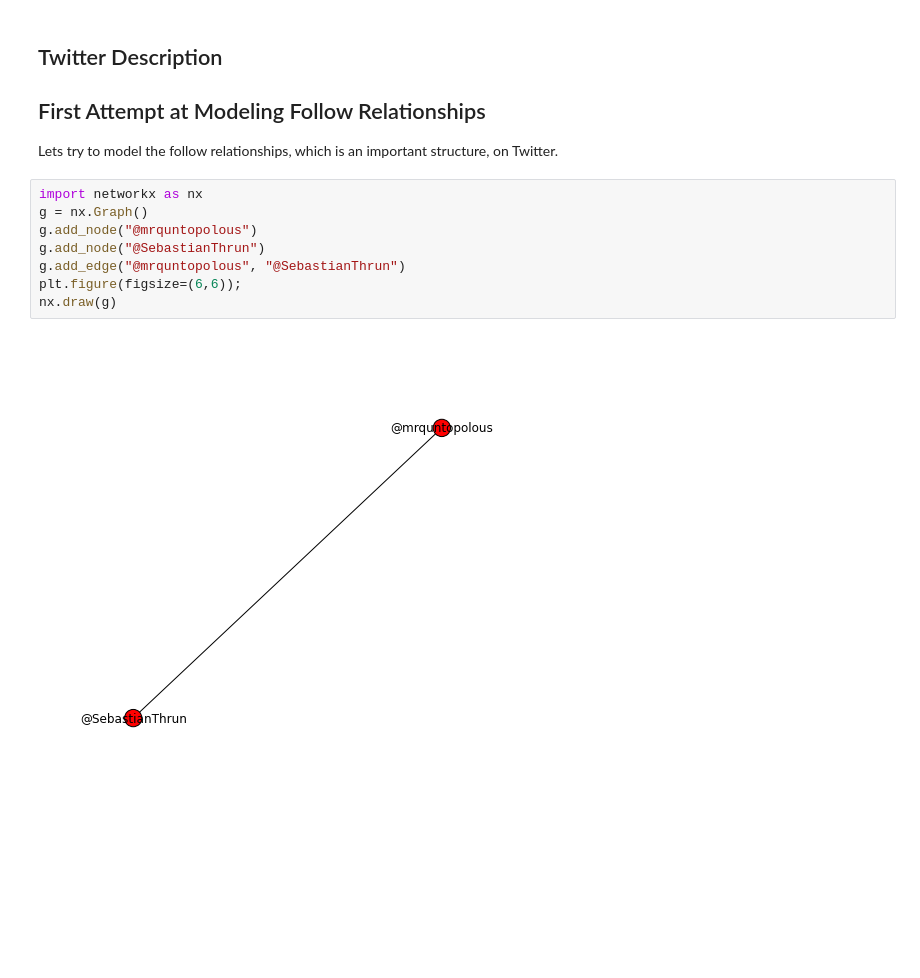
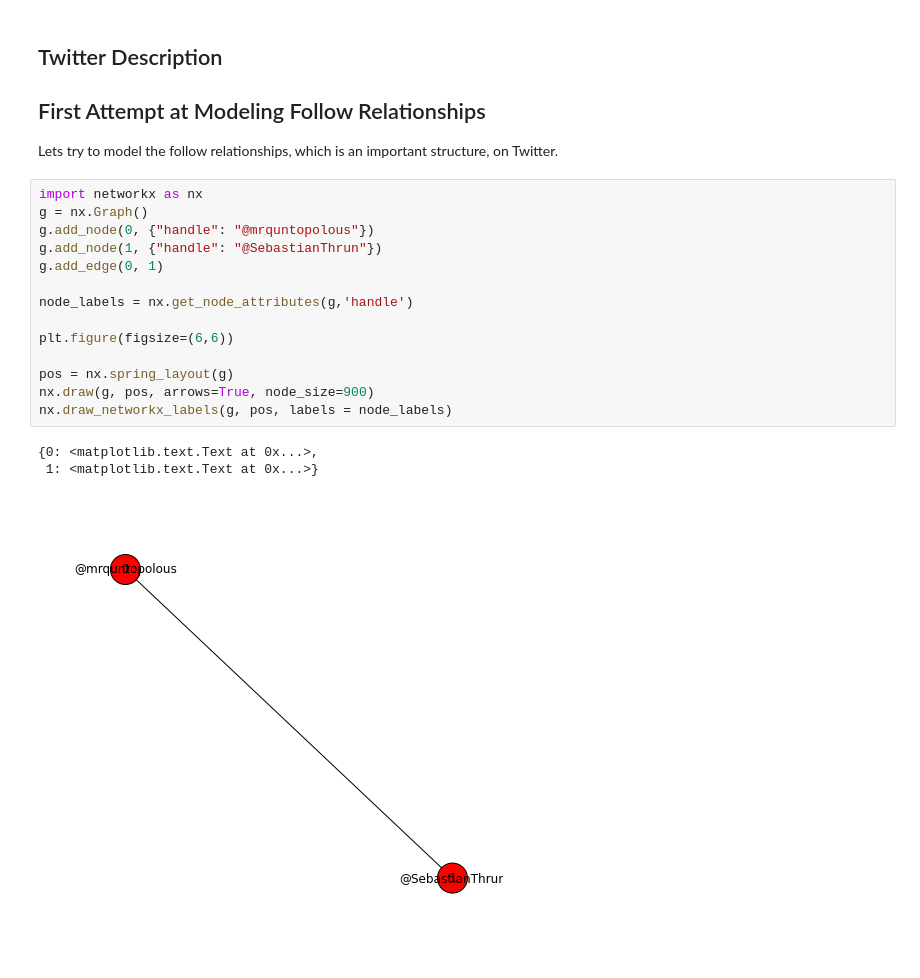
Before and after one commit to jquacinella/IS609_Group, a Jupyter notebook: GraphTheory/Graph Theory - Social Networking.ipynb, the cells around one changed output. Cells and saved outputs as stored; diff of their text form; blank space fills up the shorter version.

Commit message:
Fleshed out some more code to make the output look better, and added some more details to text

```diff
--- a/GraphTheory/Graph Theory - Social Networking.ipynb
+++ b/GraphTheory/Graph Theory - Social Networking.ipynb
@@ -19,13 +19,21 @@ Lets try to model the follow relationships, which is an important structure, on
 # %%
 import networkx as nx
 g = nx.Graph()
-g.add_node("@mrquntopolous")
-g.add_node("@SebastianThrun")
-g.add_edge("@mrquntopolous", "@SebastianThrun")
-plt.figure(figsize=(6,6));
-nx.draw(g)
+g.add_node(0, {"handle": "@mrquntopolous"})
+g.add_node(1, {"handle": "@SebastianThrun"})
+g.add_edge(0, 1)
+
+node_labels = nx.get_node_attributes(g,'handle')
+
+plt.figure(figsize=(6,6))
+
+pos = nx.spring_layout(g)
+nx.draw(g, pos, arrows=True, node_size=900)
+nx.draw_networkx_labels(g, pos, labels = node_labels)
 # %% [output]
+{0: <matplotlib.text.Text at 0x...>,
+ 1: <matplotlib.text.Text at 0x...>}
-[figure, old version]
+[figure, new version]
 # %% [markdown]
 ## Issue with Graph Model From Class
 
```
Also changed, not shown: parts of 6 cells of this notebook.
